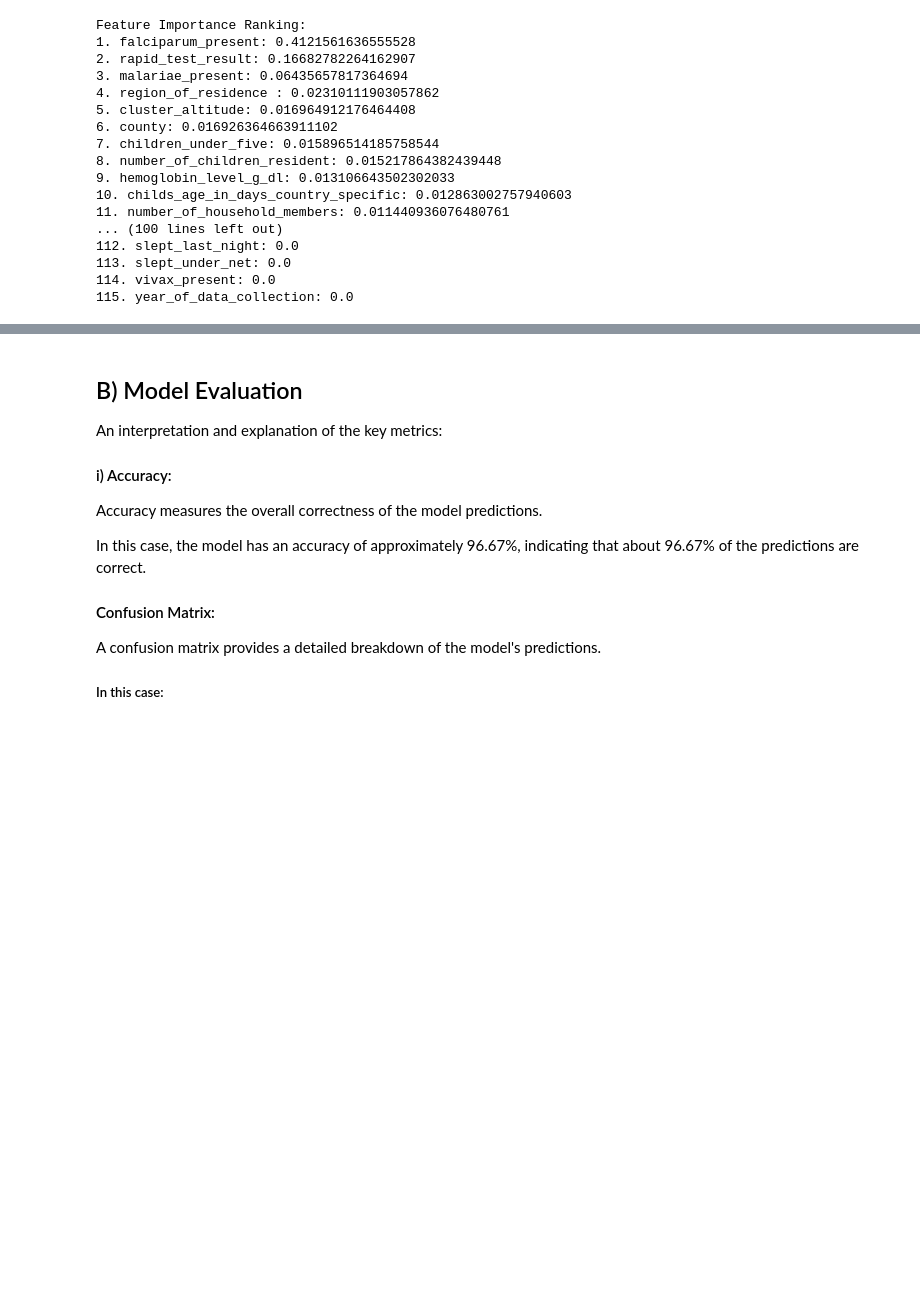
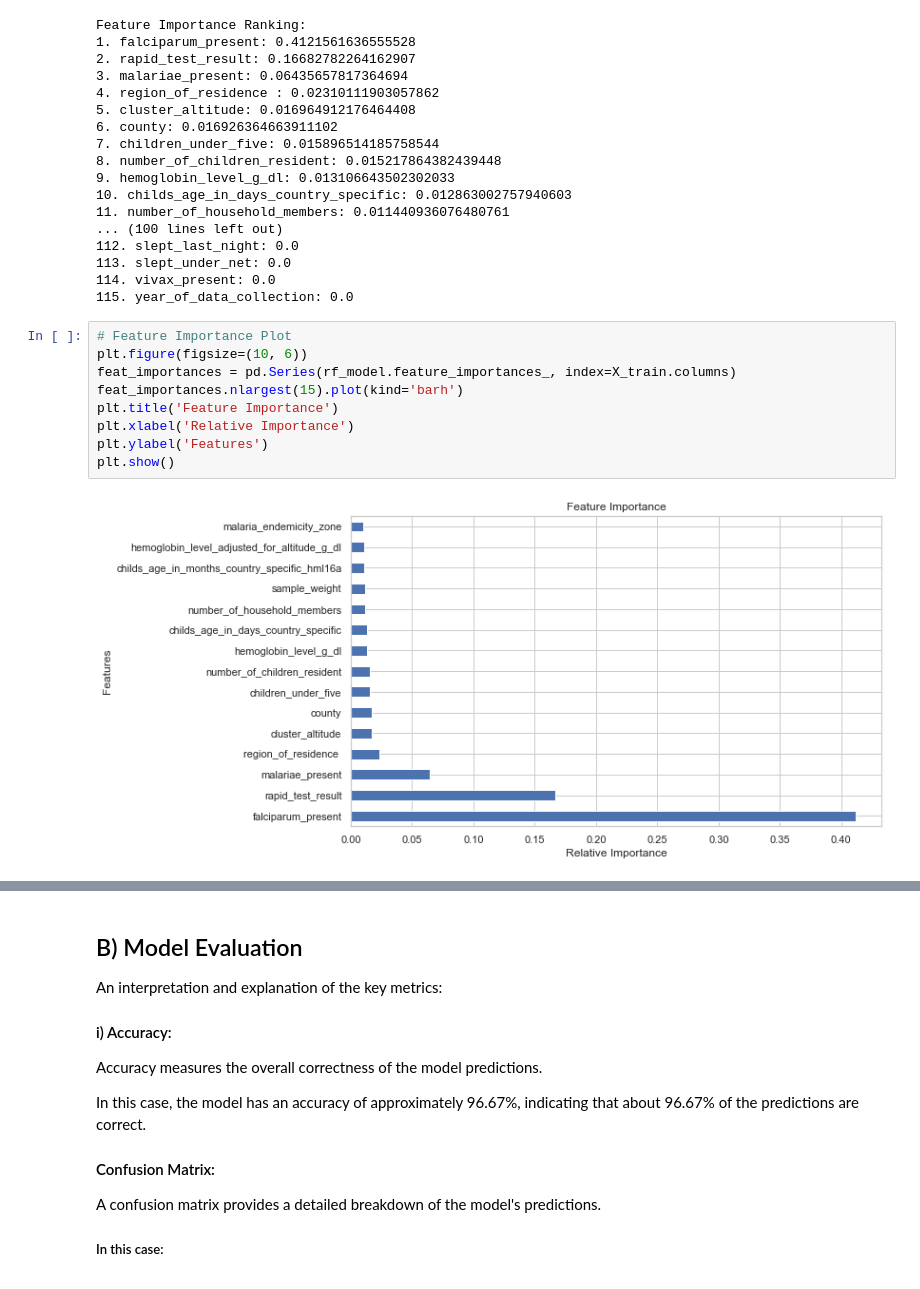
Before and after one commit to Dominic-Mu/dsc-phase-5-group-14-project, a Jupyter notebook: index.ipynb, the cells around one changed output, grey strips where cells are left out. Saved outputs shown, nothing was run; the diff lists cells and outputs as text; blank space fills up the shorter version.

```diff
--- a/index.ipynb
+++ b/index.ipynb
@@ -1483,3 +1511,14 @@ Feature Importance Ranking:
 113. slept_under_net: 0.0
 114. vivax_present: 0.0
 115. year_of_data_collection: 0.0
+# %%
+# Feature Importance Plot
+plt.figure(figsize=(10, 6))
+feat_importances = pd.Series(rf_model.feature_importances_, index=X_train.columns)
+feat_importances.nlargest(15).plot(kind='barh')
+plt.title('Feature Importance')
+plt.xlabel('Relative Importance')
+plt.ylabel('Features')
+plt.show()
+# %% [output]
+[figure, added]
```
Also changed, not shown: parts of 6 cells of this notebook.
